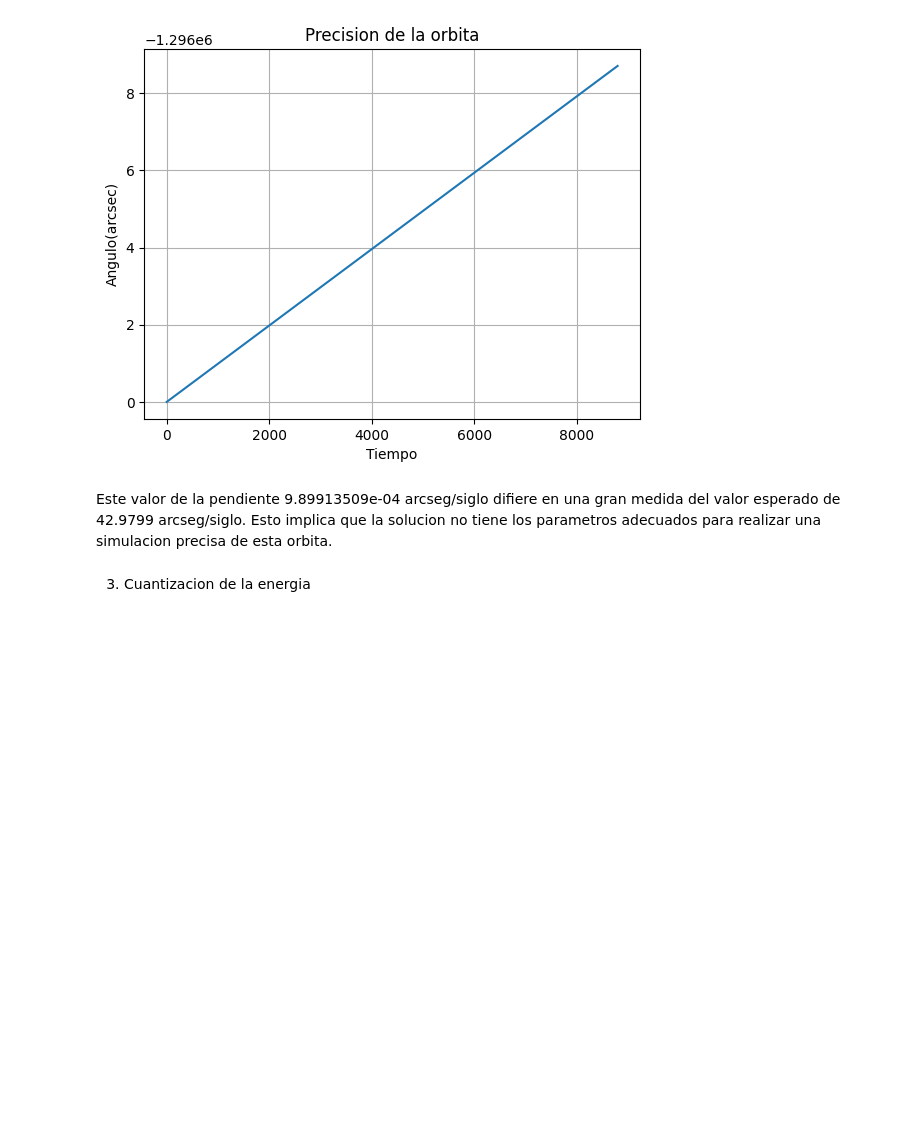
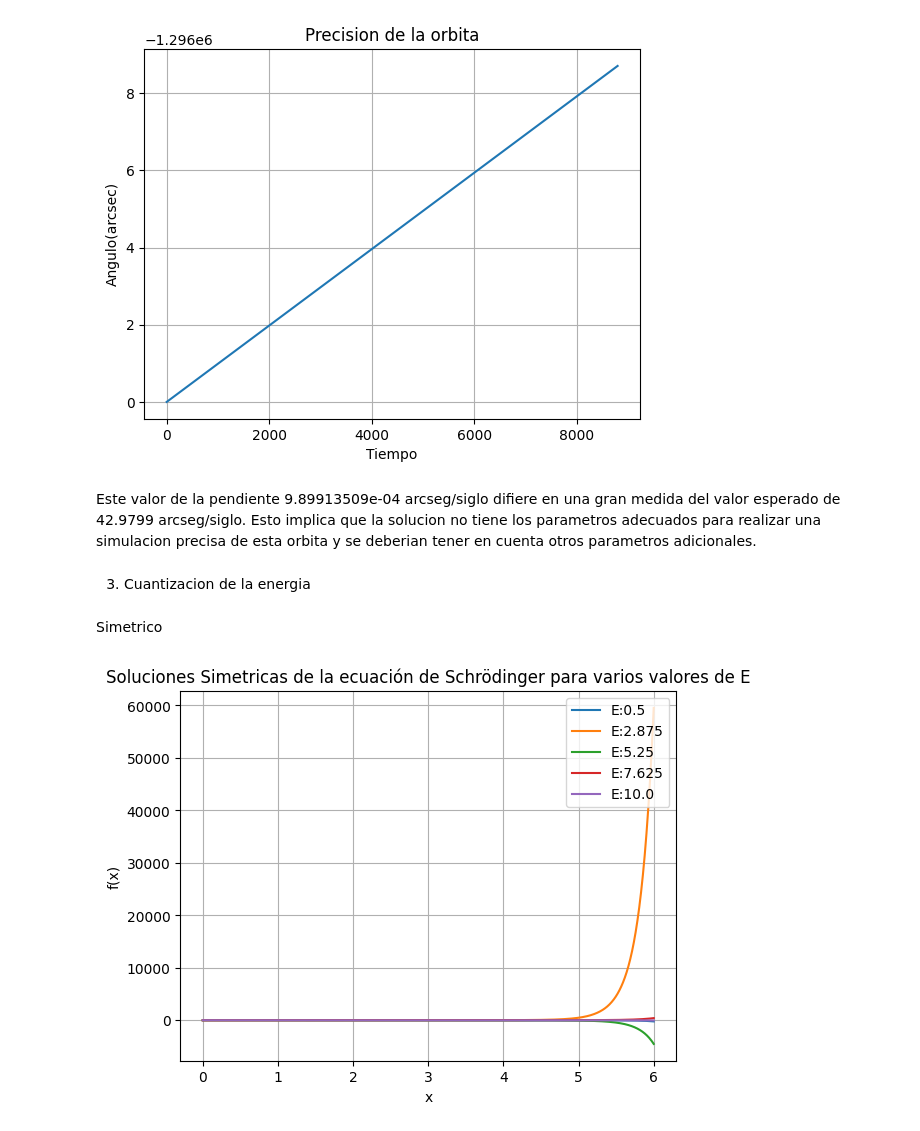
Before and after one commit to Metodos-Computacionales-II/Talleres, a Jupyter notebook: Taller 3/Taller 3.ipynb, the cells around one changed output. Saved outputs shown, nothing was run; the diff lists cells and outputs as text; code cells hidden in the pictures; blank space fills up the shorter version.

```diff
--- a/Taller 3/Taller 3.ipynb
+++ b/Taller 3/Taller 3.ipynb
@@ -167,6 +167,40 @@ plt.show()
 # %% [output]
 [figure]
 # %% [markdown]
-Este valor de la pendiente 9.89913509e-04 arcseg/siglo difiere en una gran medida del valor esperado de 42.9799 arcseg/siglo. Esto implica que la solucion no tiene los parametros adecuados para realizar una simulacion precisa de esta orbita.
+Este valor de la pendiente 9.89913509e-04 arcseg/siglo difiere en una gran medida del valor esperado de 42.9799 arcseg/siglo. Esto implica que la solucion no tiene los parametros adecuados para realizar una simulacion precisa de esta orbita y se deberian tener en cuenta otros parametros adicionales.
 # %% [markdown]
 3) Cuantizacion de la energia
+# %%
+#condiciones
+#Simetrica
+x_0=0
+f_0simetrico=1
+df_0simetrico=0
+y0_simetrico=[f_0simetrico,df_0simetrico]
+#antisimetrica
+x_0=0
+f_0antisimetrico=0
+df_0antisimetrico=1
+y0_antisimetrico=[f_0antisimetrico,df_0antisimetrico]
+#Valores de E a probar
+E_valores=np.linspace(.5,10.,5)
+# %%
+def modelo(x,y,E):
+    f,df=y
+    df_dx=df
+    d2f_d2x=(x**2-2*E)*f
+    return [df_dx,d2f_d2x]
+# %% [markdown]
+Simetrico
+# %%
+for E in E_valores:
+    solucion=solve_ivp(modelo,t_span=[0,6],y0=y0_simetrico,args=(E,),t_eval=np.linspace(0, 6, 1000))
+    plt.plot(solucion.t,solucion.y[0],label='E:'+str(E))
+plt.xlabel('x')
+plt.ylabel('f(x)')
+plt.title('Soluciones Simetricas de la ecuación de Schrödinger para varios valores de E')
+plt.legend(loc=1)
+plt.grid(True)
+plt.show()
+# %% [output]
+[figure, added]
```
Also changed, not shown: parts of 2 cells of this notebook.
